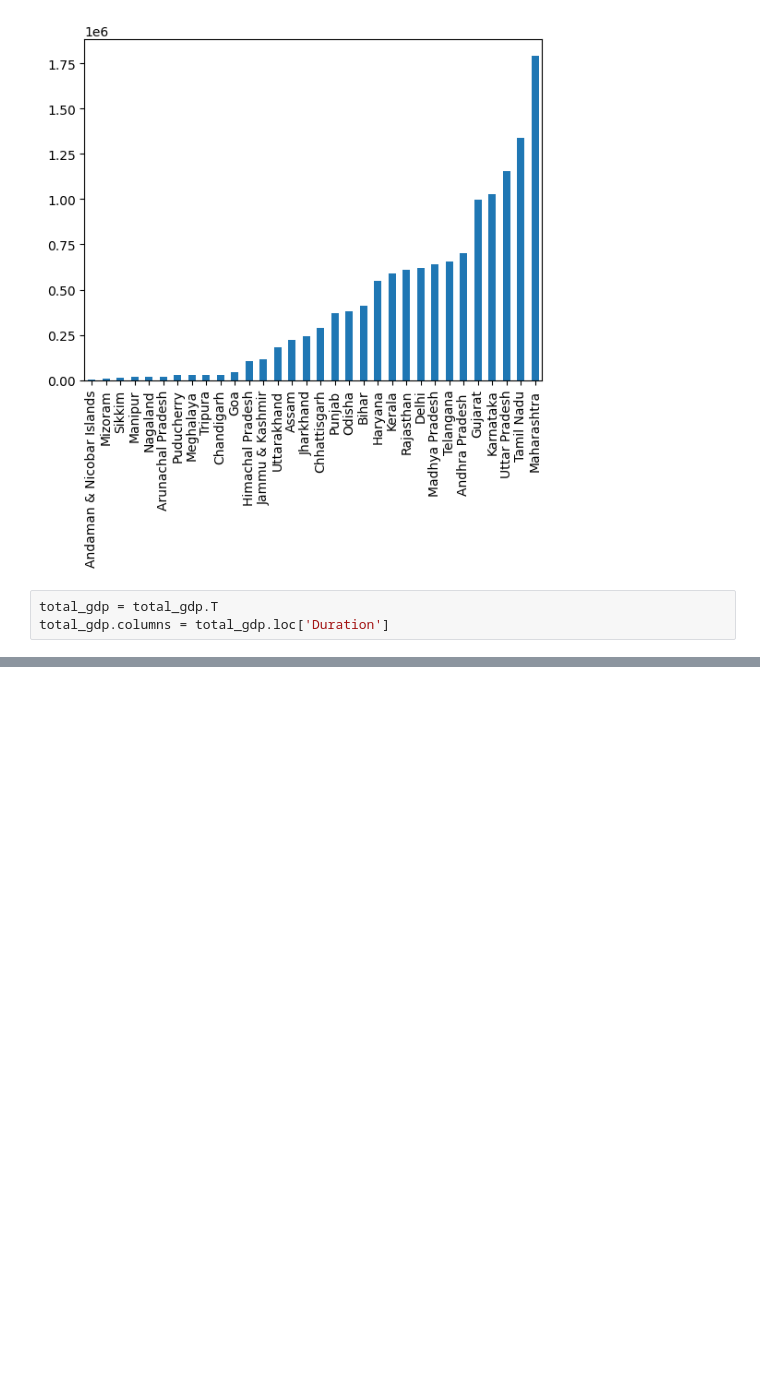
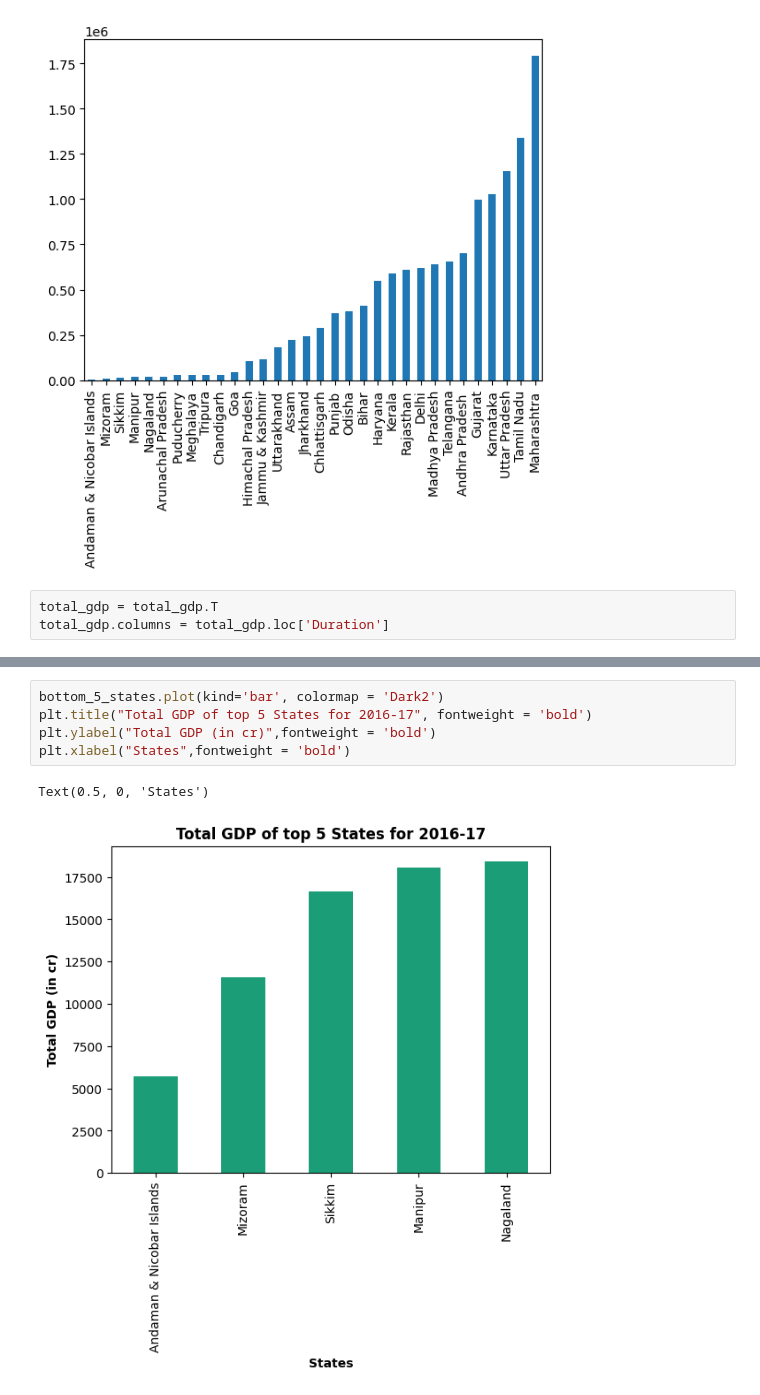
Before and after one commit to shashankkestwal/IndianEconomyAnalysis, a Jupyter notebook: DAV_Project.ipynb, the cells around one changed output, grey strips where cells are left out. Cells and saved outputs as stored; diff of their text form; blank space fills up the shorter version.

```diff
--- a/DAV_Project.ipynb
+++ b/DAV_Project.ipynb
@@ -291,0 +298,8 @@ total_gdp[2:].sort_values(by='2016-17')
+# %%
+bottom_5_states.plot(kind='bar', colormap = 'Dark2')
+plt.title("Total GDP of top 5 States for 2016-17", fontweight = 'bold')
+plt.ylabel("Total GDP (in cr)",fontweight = 'bold')
+plt.xlabel("States",fontweight = 'bold')
+# %% [output]
+Text(0.5, 0, 'States')
+[figure, added]
```
Also changed, not shown: parts of 13 cells of this notebook, 3 other files.
